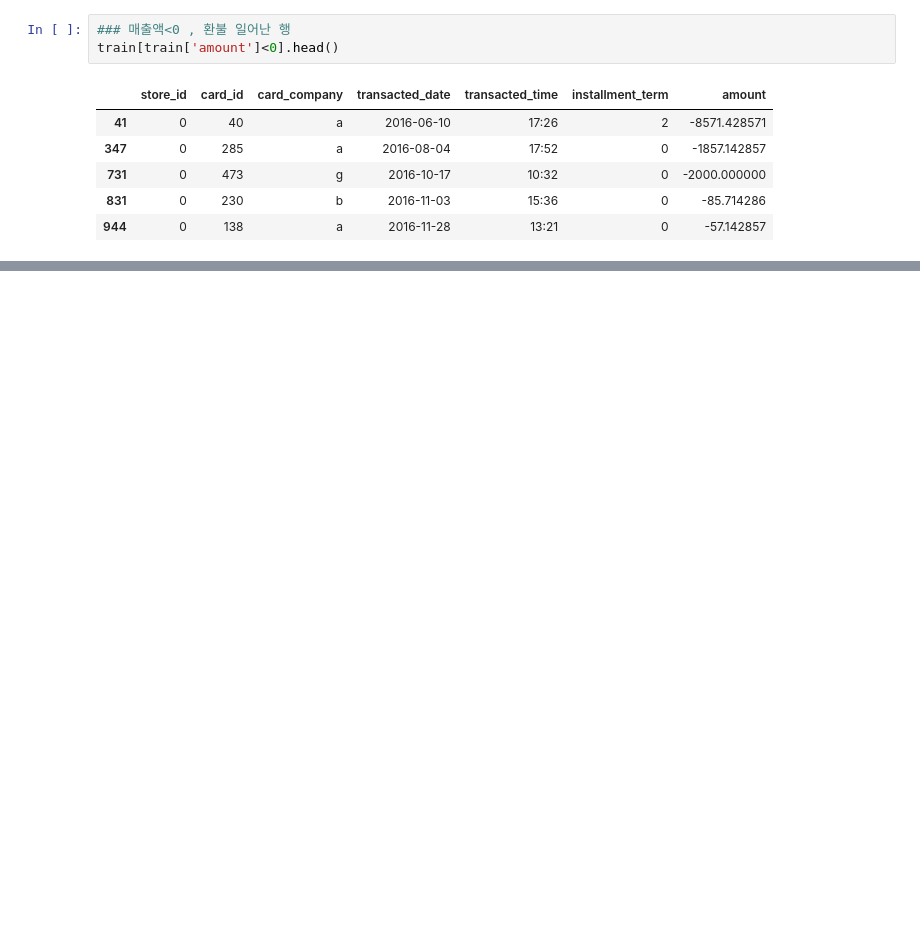
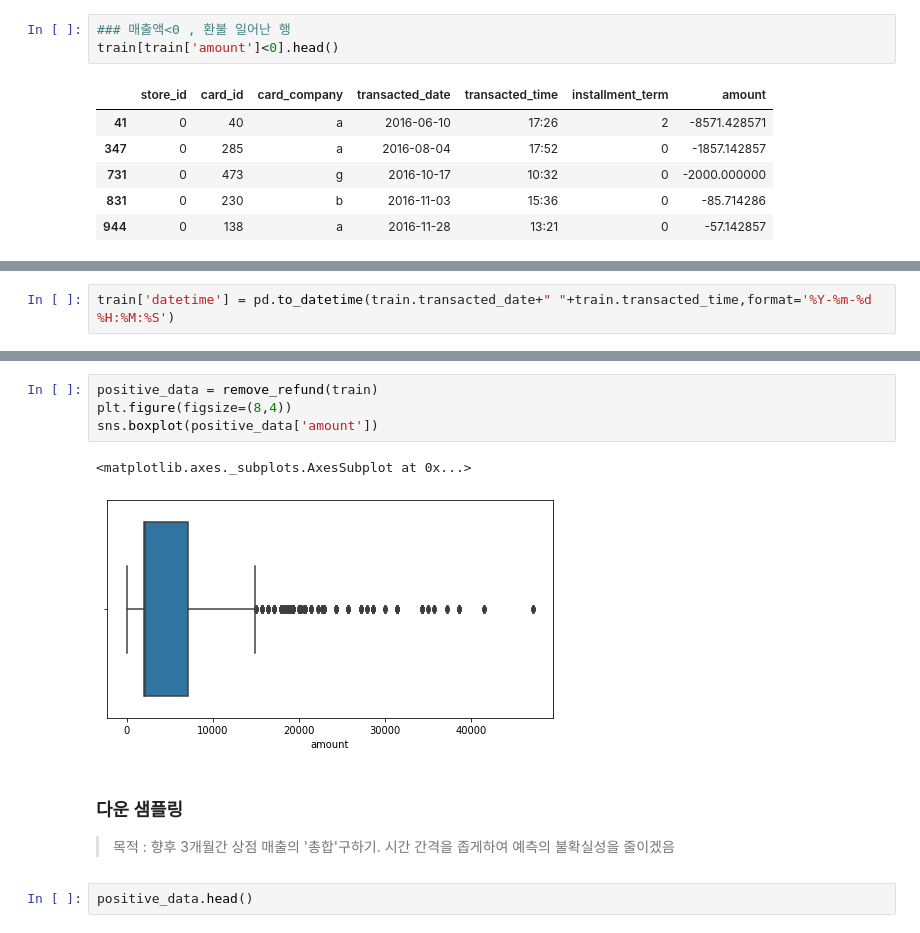
Before and after one commit to HWANG-HOE-SUN/Code-, a Jupyter notebook: 상점_신용카드매출_Solution필사.ipynb, the cells around one changed output, grey strips where cells are left out. Drawn from its saved outputs; the diff is of its cells as text; blank space fills up the shorter version.

```diff
--- a/상점_신용카드매출_Solution필사.ipynb
+++ b/상점_신용카드매출_Solution필사.ipynb
@@ -195,0 +205,2 @@ train[train['amount']<0].head()
+# %%
+train['datetime'] = pd.to_datetime(train.transacted_date+" "+train.transacted_time,format='%Y-%m-%d %H:%M:%S')
@@ -195,0 +249,13 @@ train[train['amount']<0].head()
+# %%
+positive_data = remove_refund(train)
+plt.figure(figsize=(8,4))
+sns.boxplot(positive_data['amount'])
+# %% [output]
+<matplotlib.axes._subplots.AxesSubplot at 0x...>
+[figure, added]
+# %% [markdown]
+### 다운 샘플링
+
+> 목적 : 향후 3개월간 상점 매출의 '총합'구하기. 시간 간격을 좁게하여 예측의 불확실성을 줄이겠음
+# %%
+positive_data.head()
```
Also changed, not shown: parts of 17 cells of this notebook.
